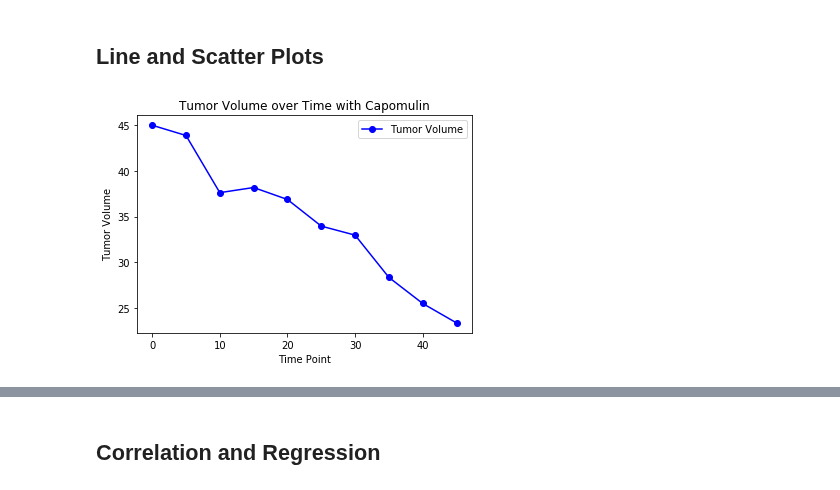
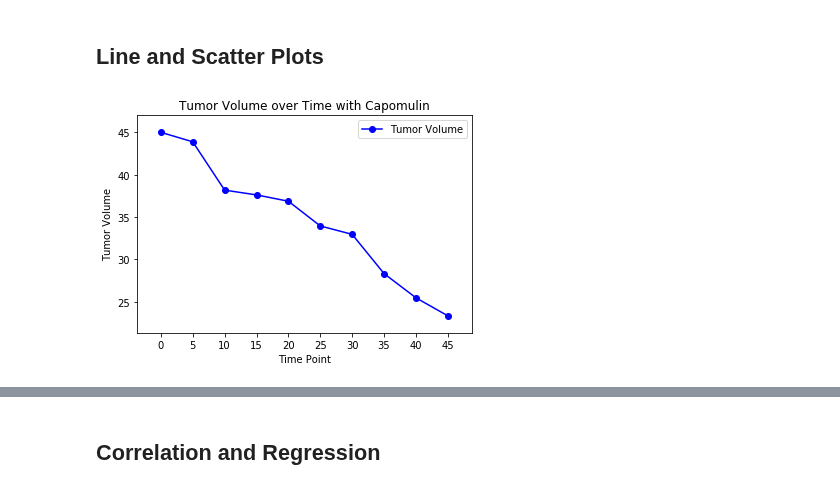
Before and after one commit to olivesun1213/Matplotlib, a Jupyter notebook: Unit 05 - Matplotlib_Homework_Instructions_Pymaceuticals_pymaceuticals_starter.ipynb, the cells around one changed output, grey strips where cells are left out. Saved outputs shown, nothing was run; the diff lists cells and outputs as text; code cells hidden in the pictures.

```diff
--- a/Unit 05 - Matplotlib_Homework_Instructions_Pymaceuticals_pymaceuticals_starter.ipynb
+++ b/Unit 05 - Matplotlib_Homework_Instructions_Pymaceuticals_pymaceuticals_starter.ipynb
@@ -320,21 +331,23 @@ Name: Tumor Volume (mm3), dtype: float64
 # %%
 # Generate a line plot of time point versus tumor volume for a mouse treated with Capomulin
 #find a mouse ID that is being treated with Capomulin
 
 single_mouse_ID=newtable.loc[combined_file["Drug Regimen"] == "Capomulin", :]["Mouse ID"].values[0]
 #Extract values associatd with that specifci mouse ID
 Single_mouse_value=newtable.loc[combined_file["Mouse ID"] == single_mouse_ID, :]
 x=Single_mouse_value["Timepoint"].unique()
-y=Single_mouse_value.groupby("Timepoint")["Tumor Volume (mm3)"].unique()
-TumorVolume_handle, = plt.plot(x, y, marker ='o', color='blue', label="Tumor Volume")
+y=pd.DataFrame(Single_mouse_value.groupby("Timepoint")["Tumor Volume (mm3)"].unique())
+y1=y.sort_values(by="Tumor Volume (mm3)",ascending=False)
+TumorVolume_handle, = plt.plot(x, y1, marker ='o', color='blue', label="Tumor Volume")
 plt.title("Tumor Volume over Time with Capomulin")
 plt.legend(loc="upper right")
 plt.xlabel("Time Point")
 plt.ylabel("Tumor Volume")
-
+plt.xlim(-0.75, len(x)-0.25)
+plt.ylim(min(Single_mouse_value["Tumor Volume (mm3)"])-2,max(Single_mouse_value["Tumor Volume (mm3)"])+2)
 plt.show()
 # %% [output]
-[figure, old version]
+[figure, new version]
 # %%
 # Generate a scatter plot of mouse weight versus average tumor volume for the Capomulin regimen
 only_Capomulin=newtable.loc[combined_file["Drug Regimen"] == "Capomulin", :]
```
Also changed, not shown: parts of 2 cells of this notebook.
